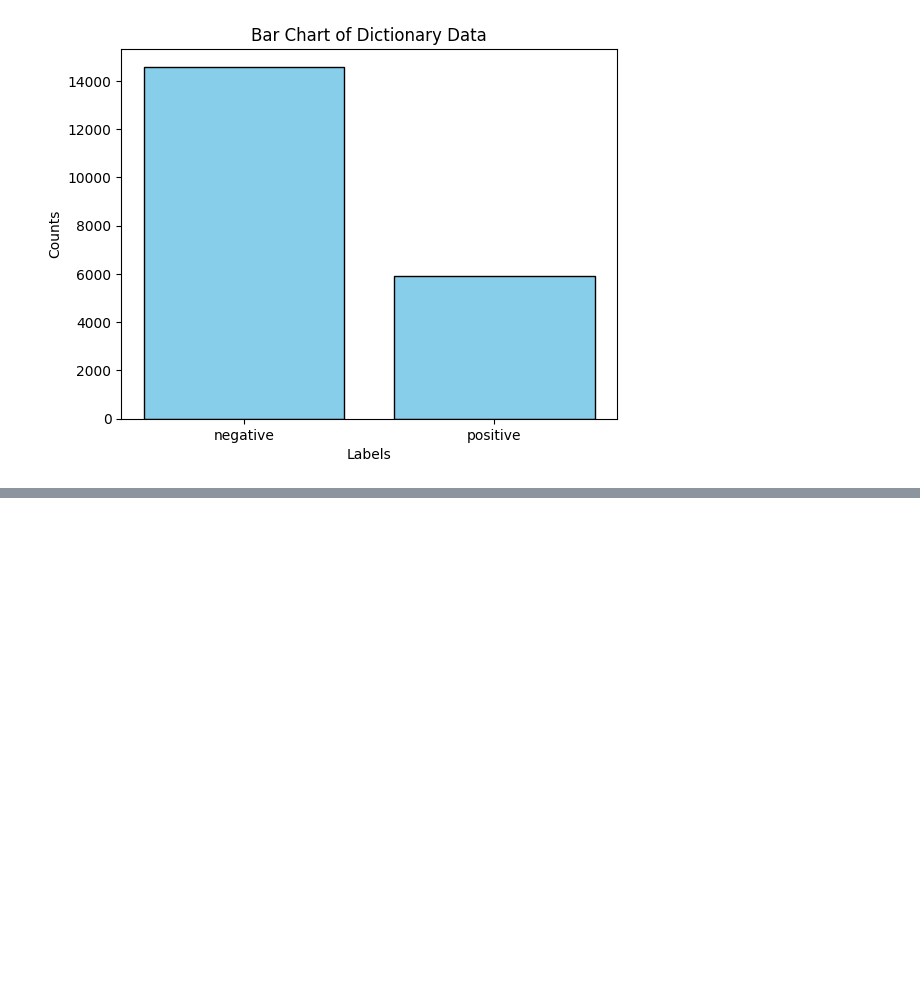
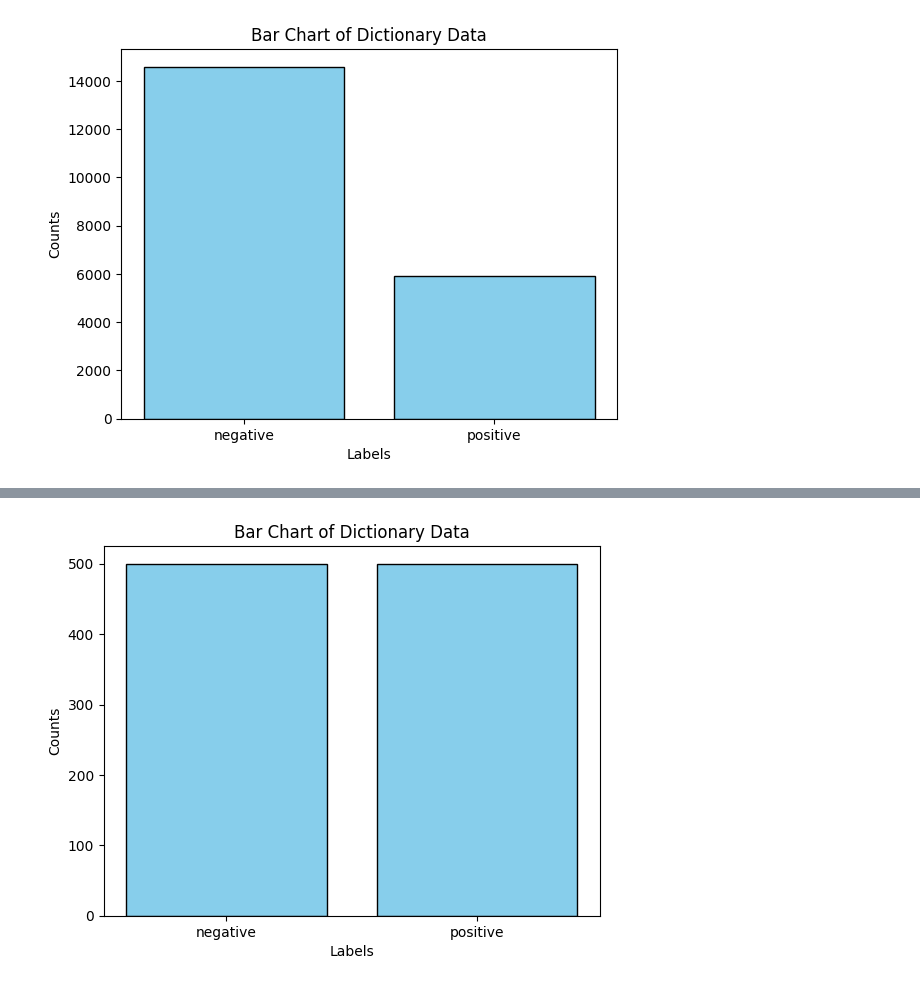
Before and after one commit to Leohoji/Fracture-Identification-System, a Jupyter notebook: bone_fracture_detection.ipynb, the cells around one changed output, grey strips where cells are left out. Drawn from its saved outputs; the diff is of its cells as text; code cells hidden in the pictures; blank space fills up the shorter version.

```diff
--- a/bone_fracture_detection.ipynb
+++ b/bone_fracture_detection.ipynb
@@ -66,13 +72,9 @@ import matplotlib.pyplot as plt
 
 %matplotlib inline
 # %%
-# bonefractureyolo
-# ROOT_DIR = 'C:\\Users\\User\\Desktop\\Data_Science_Notebook\\projects\\project__bone_fracture_detection\\bonefractureyolo'
-# TRAIN_DIR = Path(ROOT_DIR).joinpath('train')
-# IMAGE_DIR = Path(TRAIN_DIR).joinpath('images')
-
 # YOLODataSet
 ROOT_DIR = 'C:\\Users\\User\\Desktop\\Data_Science_Notebook\\projects\\project__bone_fracture_detection\\YOLODataSet'
 IMAGE_DIR = Path(ROOT_DIR).joinpath('images')
 TRAIN_DIR = Path(IMAGE_DIR).joinpath('train')
+VALID_DIR = Path(IMAGE_DIR).joinpath('val')
 # %%
@@ -321,0 +327,43 @@ plot_multiple_images_with_rectangles(images_selected, figsize=(10, 10))
+# %%
+# Check the distribution of validation images
+valid_image_paths = [imgPath for imgPath in VALID_DIR.glob('*.png')]
+
+valid_images = []
+valid_labels = []
+for image_path in valid_image_paths:
+    label_path = str(image_path).replace('images', 'labels').replace('.png', '.txt')
+    try:
+        label, rectangle = load_label_info(label_path)
+        valid_images.append((image_path, rectangle))
+        valid_labels.append(label)
+    except: continue
+
+if len(valid_images)==len(valid_labels):
+    valid_dataset = {}
+    for val_label in valid_labels:
+        if val_label not in valid_dataset:
+            valid_dataset[val_label] = 0
+        valid_dataset[val_label] += 1
+
+    # Extract keys and values
+    valid_keys = []
+    valid_values = []
+    class_names = ['negative', 'positive']
+
+    for key, value in valid_dataset.items():
+        valid_keys.append(class_names[int(key)])
+        valid_values.append(value)
+
+    # Create the bar chart
+    plt.bar(valid_keys, valid_values, color='skyblue', edgecolor='black')
+
+    # Add labels and title
+    plt.xlabel('Labels')
+    plt.ylabel('Counts')
+    plt.xticks(valid_keys)
+    plt.title('Bar Chart of Dictionary Data')
+
+    # Display the chart
+    plt.show()
+# %% [output]
+[figure, added]
```
Also changed, not shown: parts of 12 cells of this notebook.
